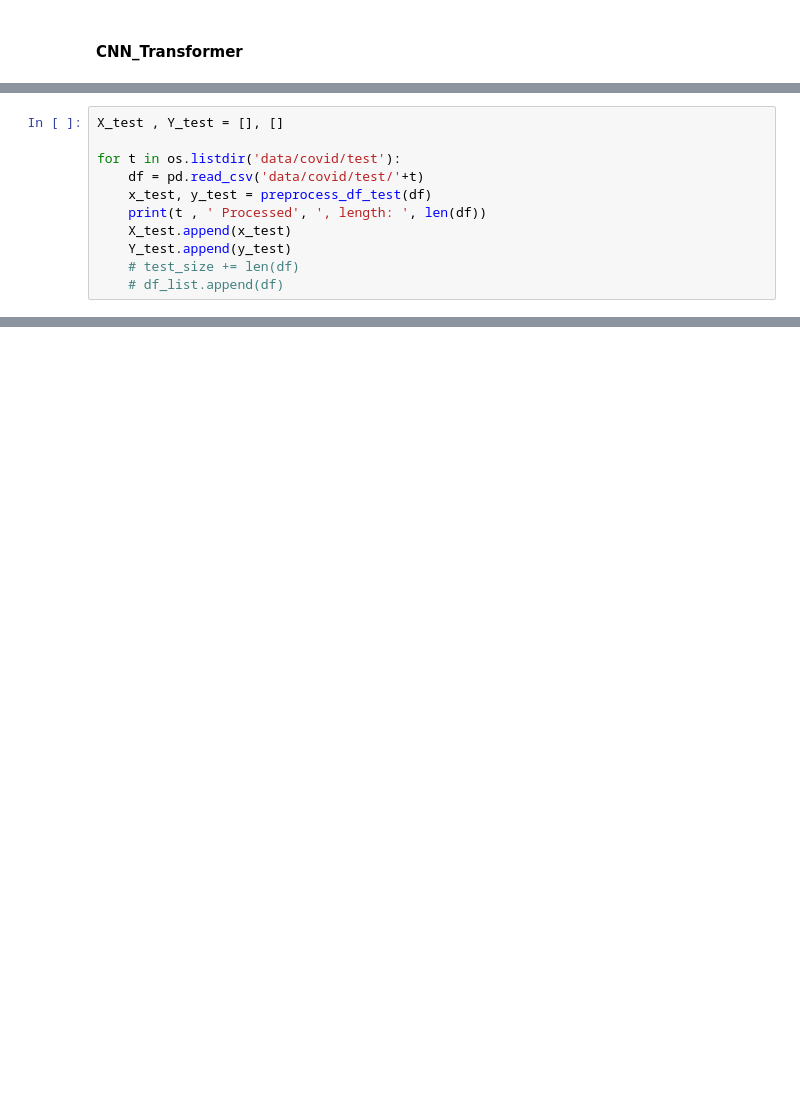
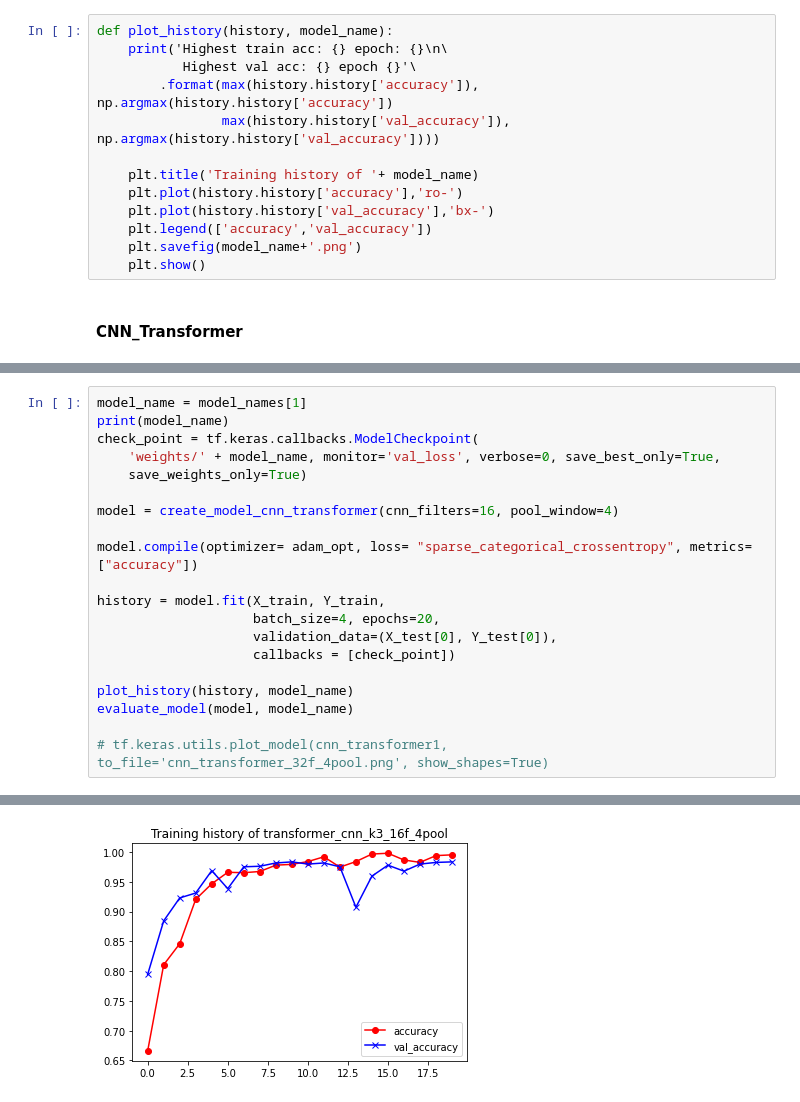
Before and after one commit to Moeinh77/Virus-DNA-classification-BERT, a Jupyter notebook: mainv1.ipynb, the cells around one changed output, grey strips where cells are left out. Drawn from its saved outputs; the diff is of its cells as text; blank space fills up the shorter version.

```diff
--- a/mainv1.ipynb
+++ b/mainv1.ipynb
@@ -259,2 +231,15 @@ fig.show()
+# %%
+def plot_history(history, model_name):
+    print('Highest train acc: {} epoch: {}\n\
+           Highest val acc: {} epoch {}'\
+        .format(max(history.history['accuracy']), np.argmax(history.history['accuracy'])
+                max(history.history['val_accuracy']), np.argmax(history.history['val_accuracy'])))
+
+    plt.title('Training history of '+ model_name)
+    plt.plot(history.history['accuracy'],'ro-')
+    plt.plot(history.history['val_accuracy'],'bx-')
+    plt.legend(['accuracy','val_accuracy'])
+    plt.savefig(model_name+'.png')
+    plt.show()
 # %% [markdown]
 #### CNN_Transformer
@@ -317,11 +245,0 @@ def preprocess_df_test(df_test):
-# %%
-X_test , Y_test = [], []
-
-for t in os.listdir('data/covid/test'):
-    df = pd.read_csv('data/covid/test/'+t)
-    x_test, y_test = preprocess_df_test(df)
-    print(t , ' Processed', ', length: ', len(df))
-    X_test.append(x_test)
-    Y_test.append(y_test)
-    # test_size += len(df)
-    # df_list.append(df)
@@ -502,0 +283,21 @@ Epoch 30/30
+# %%
+model_name = model_names[1]
+print(model_name)
+check_point = tf.keras.callbacks.ModelCheckpoint(
+    'weights/' + model_name, monitor='val_loss', verbose=0, save_best_only=True,
+    save_weights_only=True)
+
+model = create_model_cnn_transformer(cnn_filters=16, pool_window=4)
+
+model.compile(optimizer= adam_opt, loss= "sparse_categorical_crossentropy", metrics=["accuracy"])
+
+history = model.fit(X_train, Y_train,
+                    batch_size=4, epochs=20,
+                    validation_data=(X_test[0], Y_test[0]),
+                    callbacks = [check_point])
+
+plot_history(history, model_name)
+evaluate_model(model, model_name)
+
+# tf.keras.utils.plot_model(cnn_transformer1, to_file='cnn_transformer_32f_4pool.png', show_shapes=True)
+# %% [output]
@@ -502,0 +321 @@ Epoch 30/30
+[figure, added]
```
Also changed, not shown: parts of 53 cells of this notebook.
